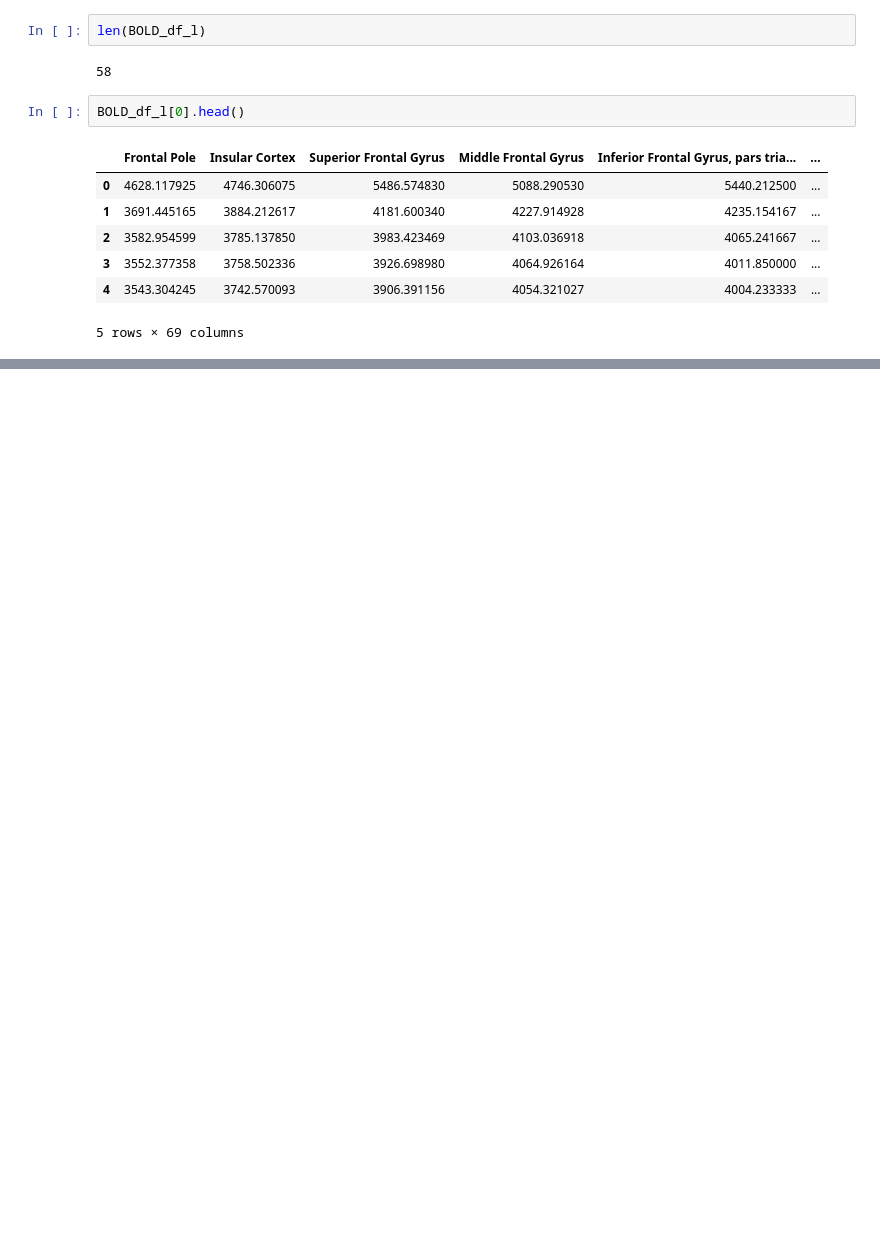
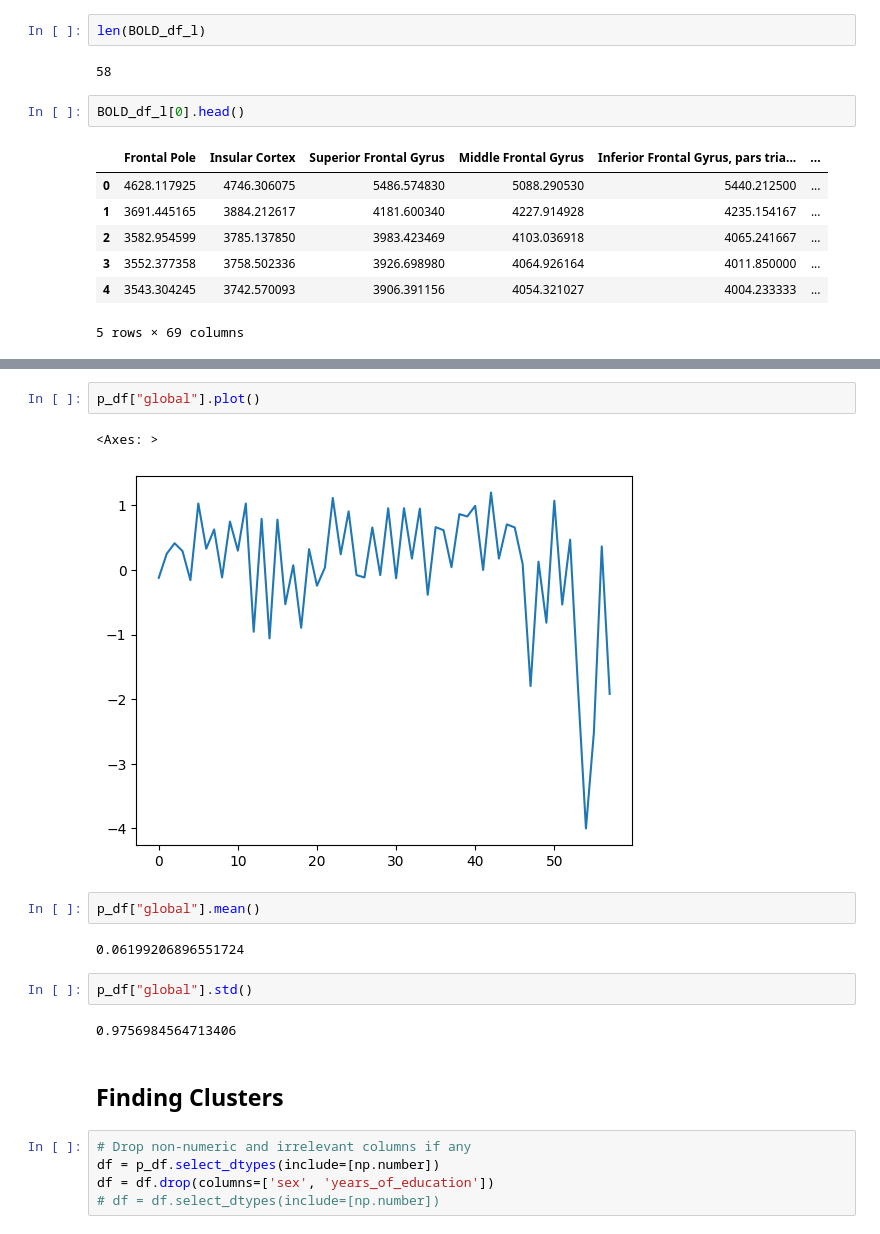
Before and after one commit to efwoods/Parkinsons_Disease_Study, a Jupyter notebook: notebooks/cluster_analysis.ipynb, the cells around one changed output, grey strips where cells are left out. Saved outputs shown, nothing was run; the diff lists cells and outputs as text; blank space fills up the shorter version.

```diff
--- a/notebooks/cluster_analysis.ipynb
+++ b/notebooks/cluster_analysis.ipynb
@@ -88,0 +213,20 @@ BOLD_df_l[0].head()
+# %%
+p_df["global"].plot()
+# %% [output]
+<Axes: >
+[figure, added]
+# %%
+p_df["global"].mean()
+# %% [output]
+0.06199206896551724
+# %%
+p_df["global"].std()
+# %% [output]
+0.9756984564713406
+# %% [markdown]
+## Finding Clusters
+# %%
+# Drop non-numeric and irrelevant columns if any
+df = p_df.select_dtypes(include=[np.number])
+df = df.drop(columns=['sex', 'years_of_education'])
+# df = df.select_dtypes(include=[np.number])
```
Also changed, not shown: parts of 84 cells of this notebook, 8 other files.
